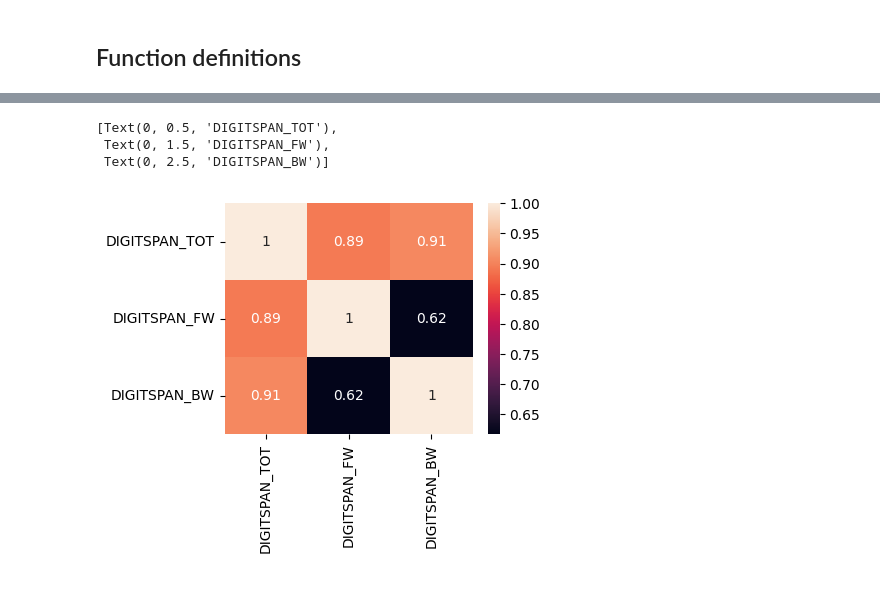
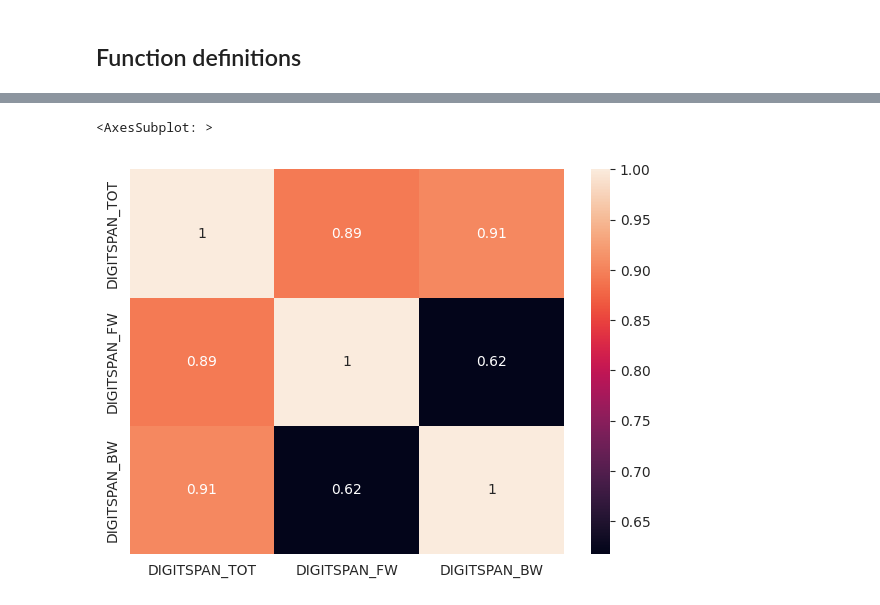
Before and after one commit to horychtom/hacking-adhd, a Jupyter notebook: adhd.ipynb, the cells around one changed output, grey strips where cells are left out. Saved outputs shown, nothing was run; the diff lists cells and outputs as text; code cells hidden in the pictures.

```diff
--- a/adhd.ipynb
+++ b/adhd.ipynb
@@ -175,4 +169,4 @@ As many scores have their overall aggregated score (like _SUM, _TOT etc.) We opt
 # %%
-df = d.drop(columns=['diag','ROCFT_PLAN'])
+df_analysis = d.drop(columns=['diag','ROCFT_PLAN'])
 # %%
 fig, ax = plt.subplots(figsize=(10,8))
@@ -215,9 +204,6 @@ d = d.drop(columns=['ASRS'])
 # %%
-fig, ax = plt.subplots(figsize=(4,3))
-sns.heatmap(df[['DIGITSPAN_TOT','DIGITSPAN_FW','DIGITSPAN_BW']].corr(method='pearson'),ax=ax,annot=True)
-ax.set_yticklabels(ax.get_yticklabels(), fontsize=10)  # Adjust the rotation angle as desired
+fig, ax = plt.subplots(figsize=(7,5))
+sns.heatmap(df_analysis[['DIGITSPAN_TOT','DIGITSPAN_FW','DIGITSPAN_BW']].corr(method='pearson'),ax=ax,annot=True)
 # %% [output]
-[Text(0, 0.5, 'DIGITSPAN_TOT'),
- Text(0, 1.5, 'DIGITSPAN_FW'),
- Text(0, 2.5, 'DIGITSPAN_BW')]
+<AxesSubplot: >
-[figure, old version]
+[figure, new version]
```
Also changed, not shown: parts of 52 cells of this notebook.
